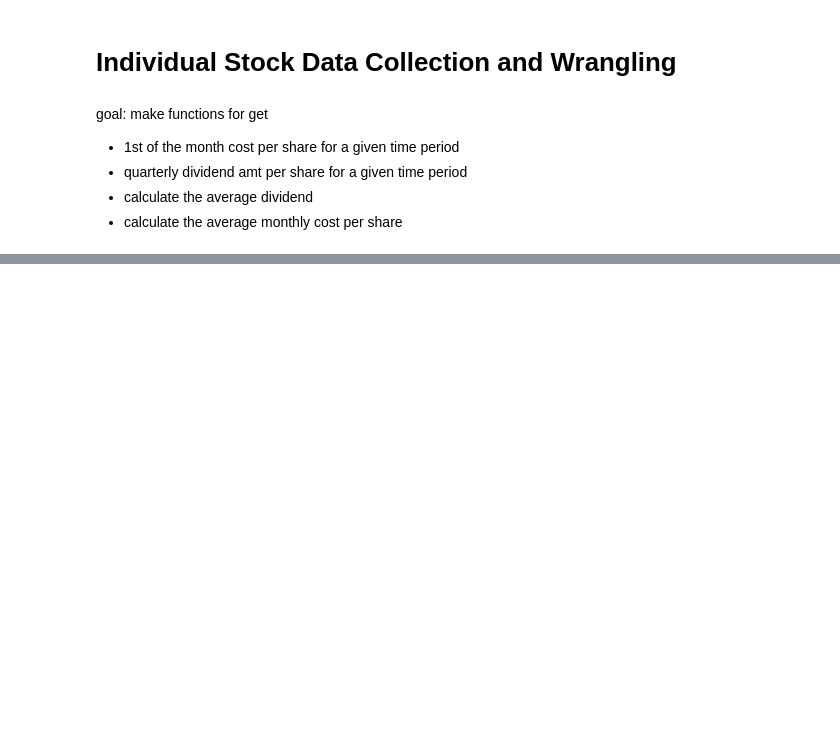
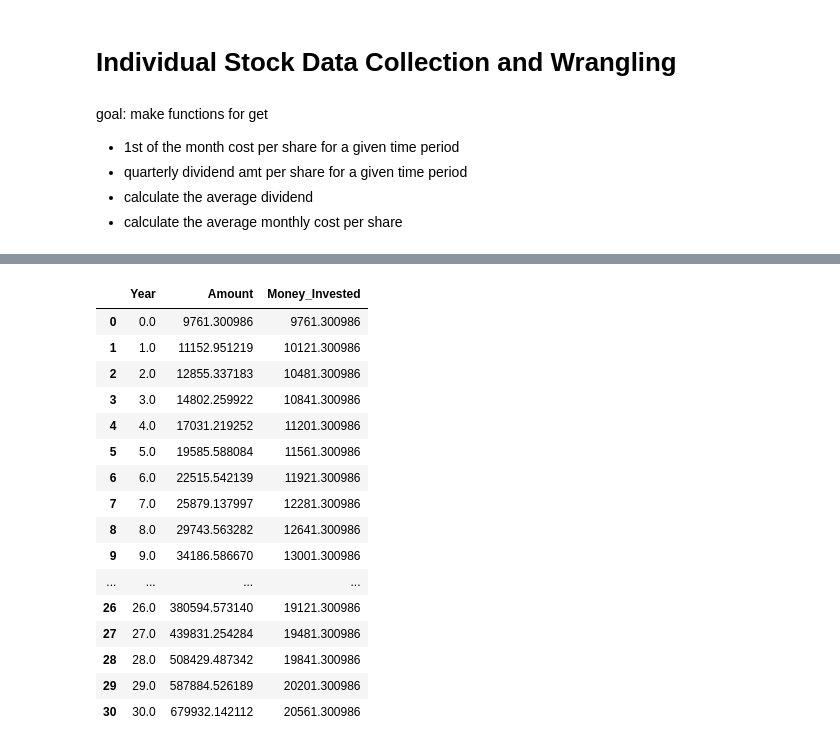
Before and after one commit to sspalding/Financial-Model, a Jupyter notebook: Investment_Functions.ipynb, the cells around one changed output, grey strips where cells are left out. Drawn from its saved outputs; the diff is of its cells as text; code cells hidden in the pictures; blank space fills up the shorter version.

```diff
--- a/Investment_Functions.ipynb
+++ b/Investment_Functions.ipynb
@@ -71,13 +75,13 @@ def CalculateAvgDividend(ticker, years_to_invest):
     return average_dividend
 # %%
 # function to calc avg cost per share for each ticker
-def CalculateAvgCostPerShare(ticker, years_to_invest, monthly_cost):
-    cost_per_share = pd.DataFrame(monthly_cost)
+def CalculateAvgCostPerShare(Ticker, Years_to_invest, Monthly_cost):
+    cost_per_share = pd.DataFrame(Monthly_cost)
     # find the first year the stock existed
     first_year = cost_per_share.iloc[0]
     first_year = first_year['Date'].year
     # determine which came first, the timespan the user plans to invest or the first year the fund existed, then determine the date of that
-    years_invest = year-min(year-first_year, years_to_invest)
+    years_invest = year-min(year-first_year, Years_to_invest)
     years_invest = f'{years_invest}-01-01'
     # find all of the cost per shares that have occured since that date
     cost_per_share = cost_per_share[(cost_per_share['Date']>years_invest)]
@@ -86,11 +90,11 @@ def CalculateAvgCostPerShare(ticker, years_to_invest, monthly_cost):
     return average_cost
 # %%
 # how much is your current initial investment worth
-def calcCurrentWorth (portfolio,ticker,monthly_cost):
+def calcCurrentWorth (Portfolio,Ticker,Monthly_cost):
     # get the data from the portfolio of the specific ticker
-    quantity = portfolio.loc[portfolio['ticker'] == ticker]['quantity']
+    quantity = Portfolio.loc[Portfolio['ticker'] == Ticker]['quantity']
     # get the data of the start of each month for the data
-    cost_per_share = pd.DataFrame(monthly_cost)
+    cost_per_share = pd.DataFrame(Monthly_cost)
     # find the most recent value
     cost_per_share = cost_per_share.iloc[-1:]
     # multiply that most recent value by the quantity the user owns
@@ -98,18 +102,18 @@ def calcCurrentWorth (portfolio,ticker,monthly_cost):
     return current_value
 # %%
 # calculate the average annual interest rate of the individual stocks
-def interestRate(ticker,years_to_invest,monthly_cost):
+def interestRate(Ticker,Years_to_invest,Monthly_cost):
     # get a dataframe of the monthly costs for the specific ticker
-    cost_per_share = pd.DataFrame(monthly_cost)
+    cost_per_share = pd.DataFrame(Monthly_cost)
     # make an empty list to hold our growth rates
     GR = []
     # find one year after the first year that the stock existed
     first_year = cost_per_share.iloc[0]
     first_year = first_year['Date'].year+1
     # determine which happended first, the first year the stock existed or the number of years the user plans to invest
-    years_to_invest = min(year-first_year, years_to_invest)
+    Years_to_invest = min(year-first_year, Years_to_invest)
     # itereate through the number of year
-    for i in range (0,years_to_invest):
+    for i in range (0,Years_to_invest):
         # find the date of one year
         old_date =f'{year-i}-12-01'
         old_value = cost_per_share.loc[cost_per_share['Date']==old_date]
@@ -141,7 +145,7 @@ def interestRate(ticker,years_to_invest,monthly_cost):
     # add all of the growth rates
     sum_GR = sum(GR)
     # divded that sum by the number of years
-    AAGR = sum_GR/years_to_invest
+    AAGR = sum_GR/Years_to_invest
     return AAGR
 # %%
 # calculate current portfolio worth
@@ -230,17 +256,45 @@ fig = go.Figure(data=go.Scatter(x=total_investment['Year'], y=total_investment['
 fig.show()
 # %%
 # add a column of what money we put in to the portfolio dataframe
-def compareInvestedtoGrowth(total_investment, portfolio, monthly_investment, years):
-    yearly_investment = monthly_investment*12
-    portfolio_worth = currentPortfolioWorth(portfolio)
+def compareInvestedtoGrowth(Total_investment, Portfolio, Monthly_investment, Years_to_invest):
+    # calculate what the user invests per year
+    yearly_investment = Monthly_investment*12
+    # find the current worth of the user's portfolio
+    portfolio_worth = currentPortfolioWorth(Portfolio)
+    # create a empty list to hold the amount invested per year
     money_inv = []
+    # insert the worth at time 0 into the list
     money_inv.insert(0,portfolio_worth)
+    # insert the worth at year 1 into the portfolio
     money_inv.insert(1,portfolio_worth+yearly_investment)
-    for i in range(2,years+1):
+    # iterate through the number of years the user plans to invest
+    for i in range(2,Years_to_invest+1):
+        # create a new variable that holds the amount invested last year
         last_year_amt = money_inv[i-1]
+        # add the last year investment to the yearly investment to determine the total amount invested at the end of this year
         this_year_amt = last_year_amt + yearly_investment
+        # insert that value into the correct year
         money_inv.insert(i,this_year_amt)
-    total_investment.insert(2,'Money_Invested',money_inv,True)
-    return total_investment
+    # add the list we created with all of the yearly investments to the total investments dataframe
+    Total_investment.insert(2,'Money_Invested',money_inv,True)
+    return Total_investment
 
 compareInvestedtoGrowth(total_investment,portfolio,monthly_investments,years_to_invest)
+# %% [output]
+|  | Year | Amount | Money_Invested |
+| 0 | 0.0 | 9761.300986 | 9761.300986 |
+| 1 | 1.0 | 11152.951219 | 10121.300986 |
+| 2 | 2.0 | 12855.337183 | 10481.300986 |
+| 3 | 3.0 | 14802.259922 | 10841.300986 |
+| 4 | 4.0 | 17031.219252 | 11201.300986 |
+| 5 | 5.0 | 19585.588084 | 11561.300986 |
+| 6 | 6.0 | 22515.542139 | 11921.300986 |
+| 7 | 7.0 | 25879.137997 | 12281.300986 |
+| 8 | 8.0 | 29743.563282 | 12641.300986 |
+| 9 | 9.0 | 34186.586670 | 13001.300986 |
+| ... | ... | ... | ... |
+| 26 | 26.0 | 380594.573140 | 19121.300986 |
+| 27 | 27.0 | 439831.254284 | 19481.300986 |
+| 28 | 28.0 | 508429.487342 | 19841.300986 |
+| 29 | 29.0 | 587884.526189 | 20201.300986 |
+| 30 | 30.0 | 679932.142112 | 20561.300986 |
```
Also changed, not shown: parts of 7 cells of this notebook, 2 other files.
